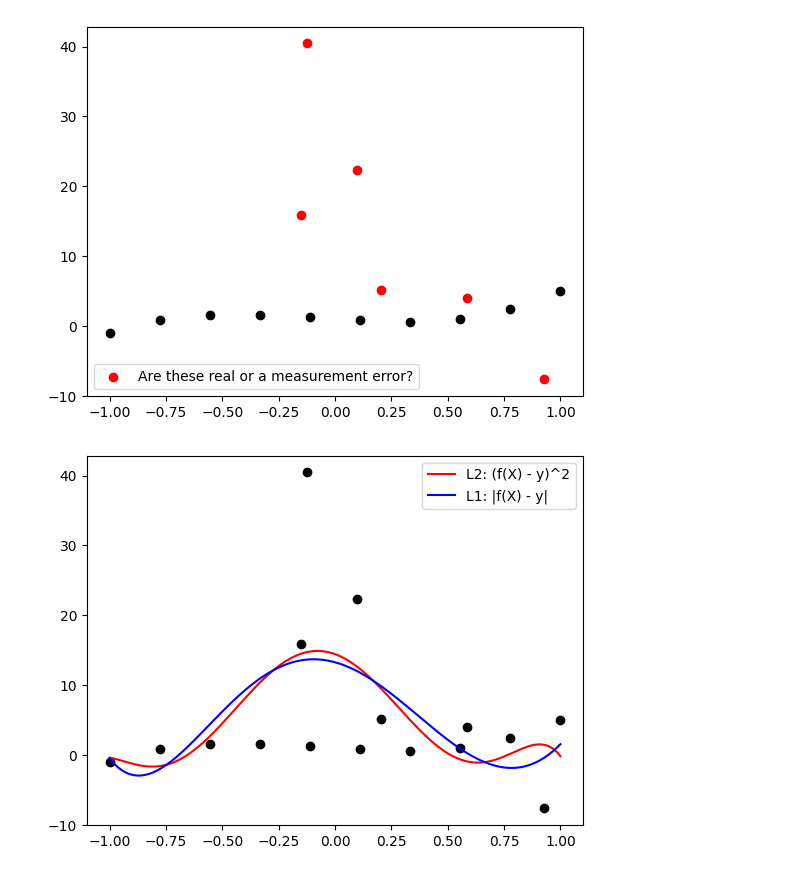
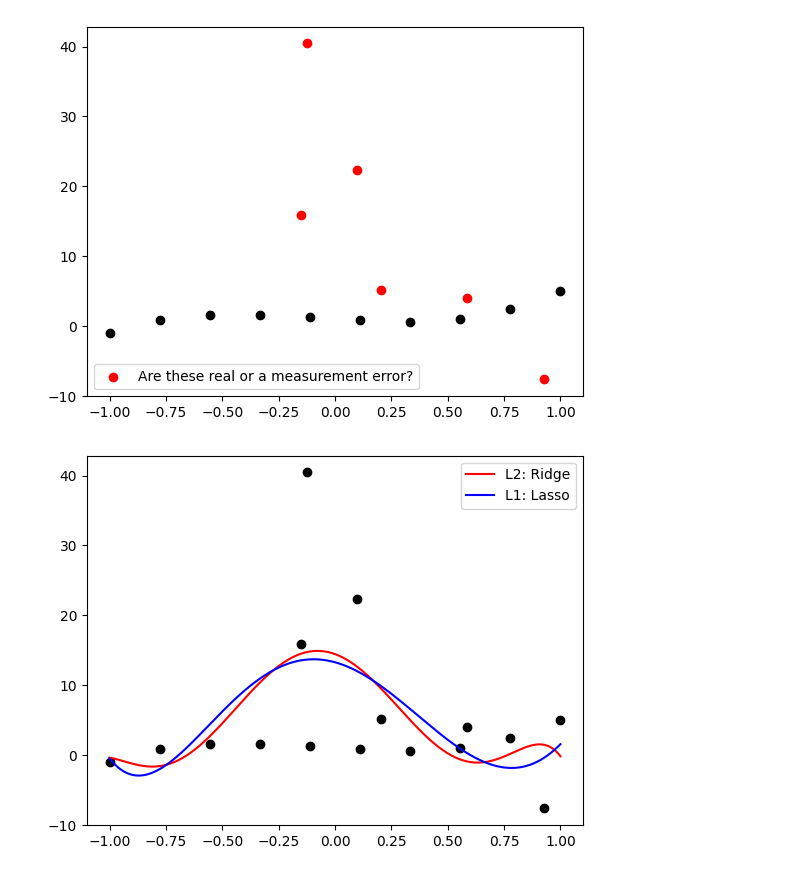
Before and after one commit to pgolbus/SummerSpringBoardAI, a Jupyter notebook: curves.ipynb, the cells around one changed output. Cells and saved outputs as stored; diff of their text form; code cells hidden in the pictures.

Commit message:
lasso and ridge nonsense

```diff
--- a/curves.ipynb
+++ b/curves.ipynb
@@ -183,33 +183,33 @@ for _ in range(6):
     x = np.append(x, x_data)
     y = np.append(y, y_data)
 
 # Convert x from 1D array to 2D array for sklearn
 X = x[:, np.newaxis]
 
 # Fit L2 (least squares) regression
 poly = PolynomialFeatures(degree=6)
 X_poly = poly.fit_transform(X)
 l2_model = LinearRegression()
 l2_model.fit(X_poly, y)
 
 # Fit L1 (Lasso) regression
 l1_model = Lasso(alpha=0.01)
 l1_model.fit(X_poly, y)
 
 # Generate a fine grid of x values for our plot
 X_plot = np.linspace(-1, 1, 500)[:, np.newaxis]
 X_plot_poly = poly.transform(X_plot)
 
 # Compute the model predictions over our plot grid
 y_l2 = l2_model.predict(X_plot_poly)
 y_l1 = l1_model.predict(X_plot_poly)
 
 # Plot the data and the two regression lines
 plt.scatter(x, y, color='black')
 #plt.scatter(outlier_x, outlier_y, color='red', label="Are these real or a measurement error?")
-plt.plot(X_plot, y_l2, color='red', label='L2: (f(X) - y)^2')
-plt.plot(X_plot, y_l1, color='blue', label='L1: |f(X) - y|')
+plt.plot(X_plot, y_l2, color='red', label='L2: Ridge')
+plt.plot(X_plot, y_l1, color='blue', label='L1: Lasso')
 plt.legend()
 plt.show()
 # %% [output]
-[figure, old version]
+[figure, new version]
```
